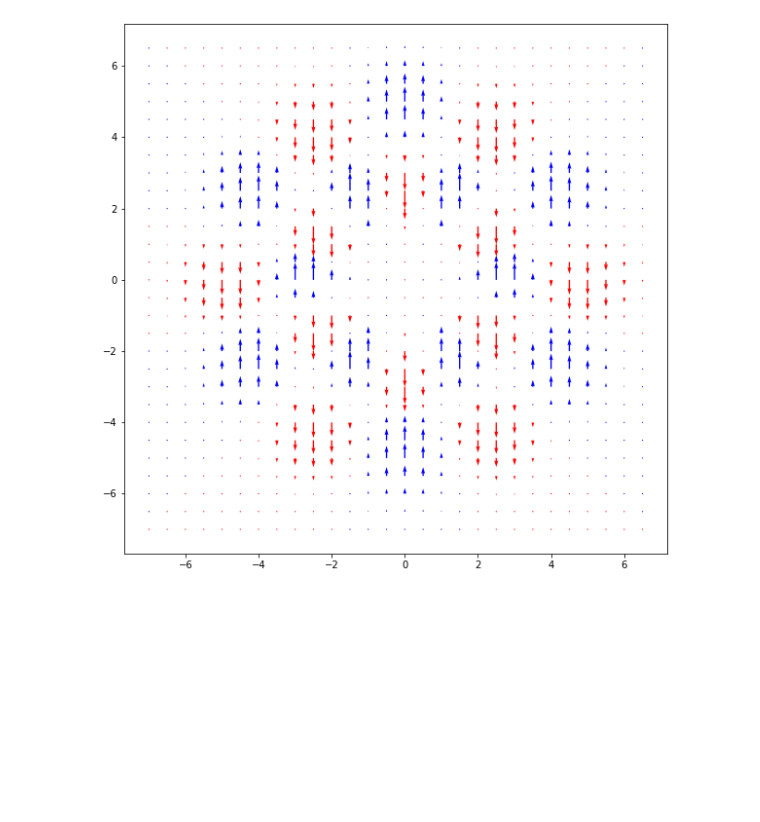
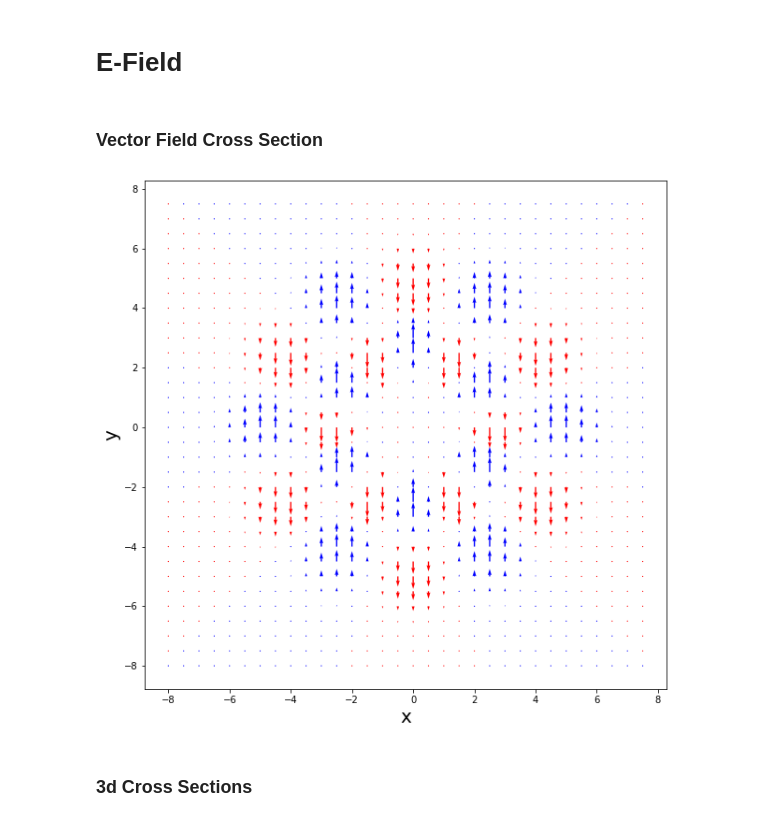
Before and after one commit to wilsonia/PH-431-Optical-Vortex, a Jupyter notebook: Optical Vortex Visulazations.ipynb, the cells around one changed output. Saved outputs shown, nothing was run; the diff lists cells and outputs as text; code cells hidden in the pictures; blank space fills up the shorter version.

```diff
--- a/Optical Vortex Visulazations.ipynb
+++ b/Optical Vortex Visulazations.ipynb
@@ -7,33 +10,40 @@ import mpl_toolkits.mplot3d.axes3d as axes3d
+# %% [markdown]
+# E-Field
+# %% [markdown]
+### Vector Field Cross Section
 # %%
-w = 2
 plt.rcParams['figure.figsize'] = [10, 10]
 
-X, Y = np.meshgrid(np.arange(-7, 7, 0.5), np.arange(-7, 7, 0.5))
+X, Y = np.meshgrid(np.arange(-8, 8, 0.5), np.arange(-8, 8, 0.5))
 
 shape = X.shape
 
 U = np.zeros(shape)
 V = np.zeros(shape)
 C = np.zeros(shape)
 
 for x in range(shape[0]):
     for y in range(shape[1]):
         # Cartesian to polar
         r = np.sqrt(X[x,y]**2 + Y[x,y]**2)
         theta = np.arctan2(Y[x,y],X[x,y])
 
         # Calculating E-field
-        E = (-8 * ((r/w)**6) * (2*(r/w)**2 -7) * np.exp(6.0*1j*theta - (r/w)**2))
+        E = (8 * ((r/w)**6) * (2*(r/w)**2 -7) * np.exp(6.0*1j*theta - (r/w)**2))
 
         U[x,y] = 0
         V[x,y] = E
 
         C[x,y] = -1 if E > 0 else 1
 
 plt.quiver(X, Y, U, V, C, units='xy', cmap='bwr', scale=50)
+plt.xlabel('x', fontsize=20)
+plt.ylabel('y', fontsize=20)
 plt.show()
 # %% [output]
-[figure, old version]
+[figure, new version]
+# %% [markdown]
+### 3d Cross Sections
 # %%
 fig = plt.figure()
 plt.rcParams['figure.figsize'] = [30, 20]
```
Also changed, not shown: parts of 16 cells of this notebook.
